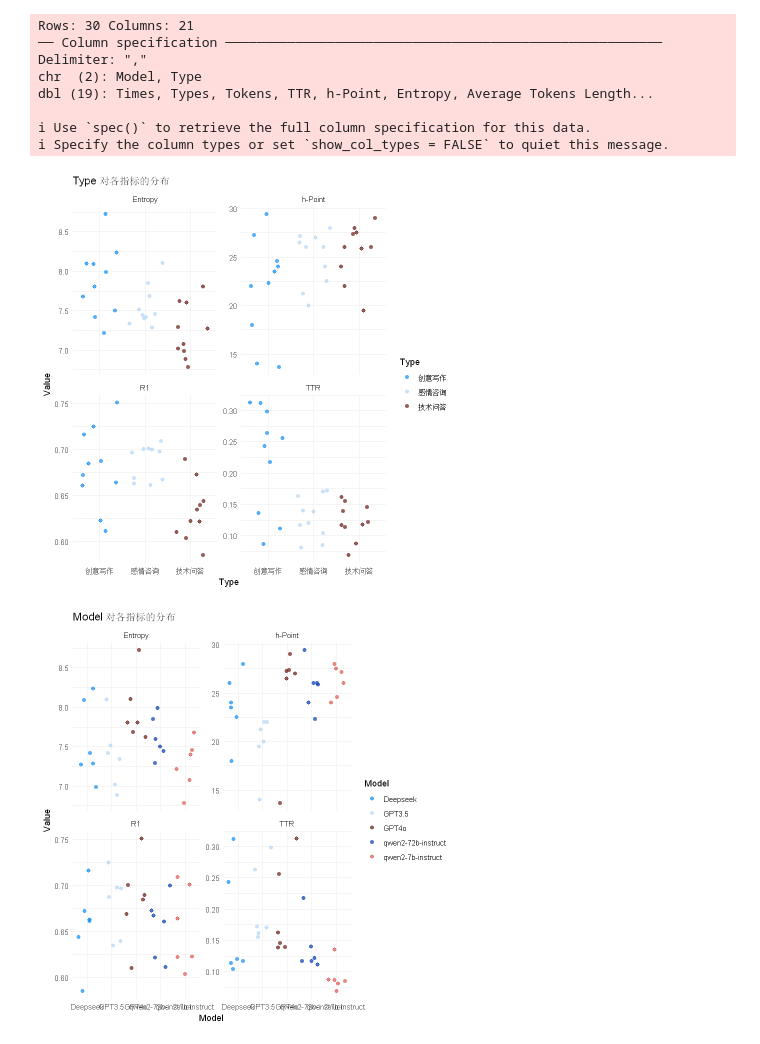
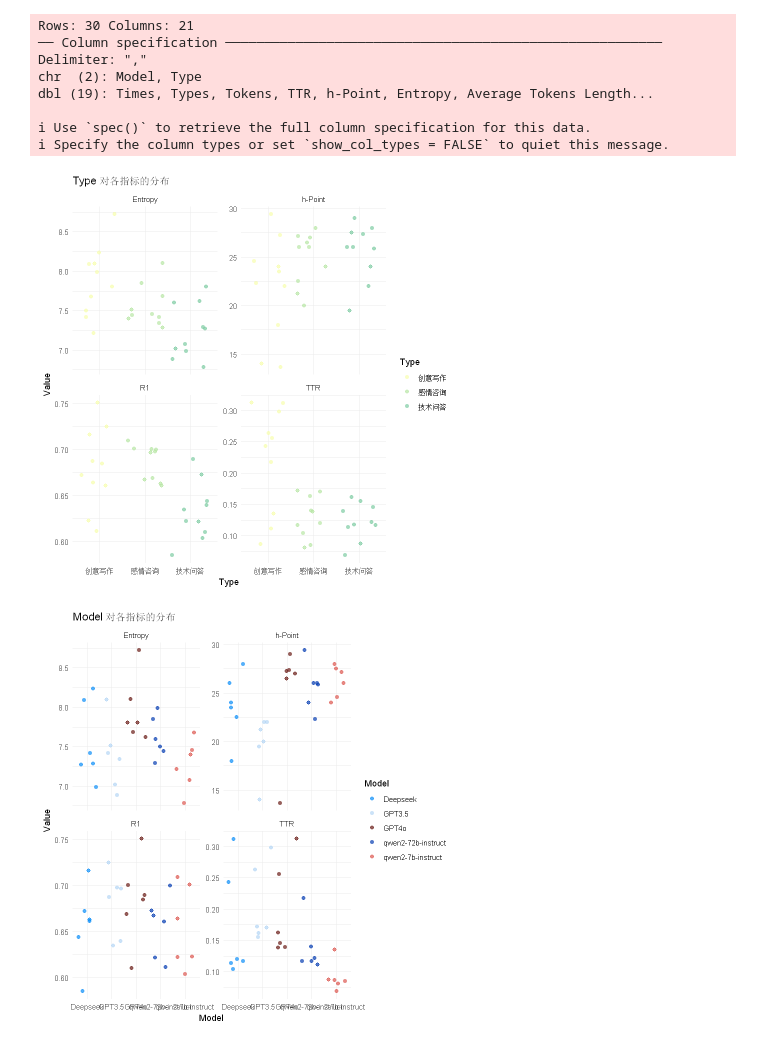
Before and after one commit to exusiaiwei/journey-learning-log, a Jupyter notebook: Doing/python/LLM_QL/quita.ipynb, the cells around one changed output. Drawn from its saved outputs; the diff is of its cells as text; code cells hidden in the pictures.

```diff
--- a/Doing/python/LLM_QL/quita.ipynb
+++ b/Doing/python/LLM_QL/quita.ipynb
@@ -24,16 +24,16 @@ dbl (19): Times, Types, Tokens, TTR, h-Point, Entropy, Average Tokens Length...
 # %%
 type_plot <- data %>%
   gather(key = "Metric", value = "Value", TTR, `h-Point`, Entropy, R1) %>%
   ggplot(aes(x = Type, y = Value, color = Type)) +
   geom_jitter(alpha = 0.7, size = 2) +  # 散点图
   facet_wrap(~ Metric, scales = "free_y") +
   theme_minimal() +
-  scale_color_paletteer_d("tvthemes::BluebirdAzurite") +
+  scale_color_paletteer_d("rcartocolor::BluYl") +
   labs(title = "Type 对各指标的分布", x = "Type", y = "Value")
 
 print(type_plot)
 # %% [output]
-[figure, old version]
+[figure, new version]
 # %%
 model_plot <- data %>%
   gather(key = "Metric", value = "Value", TTR, `h-Point`, Entropy, R1) %>%
```
Also changed, not shown: parts of 1 cell of this notebook, 1 other file.
